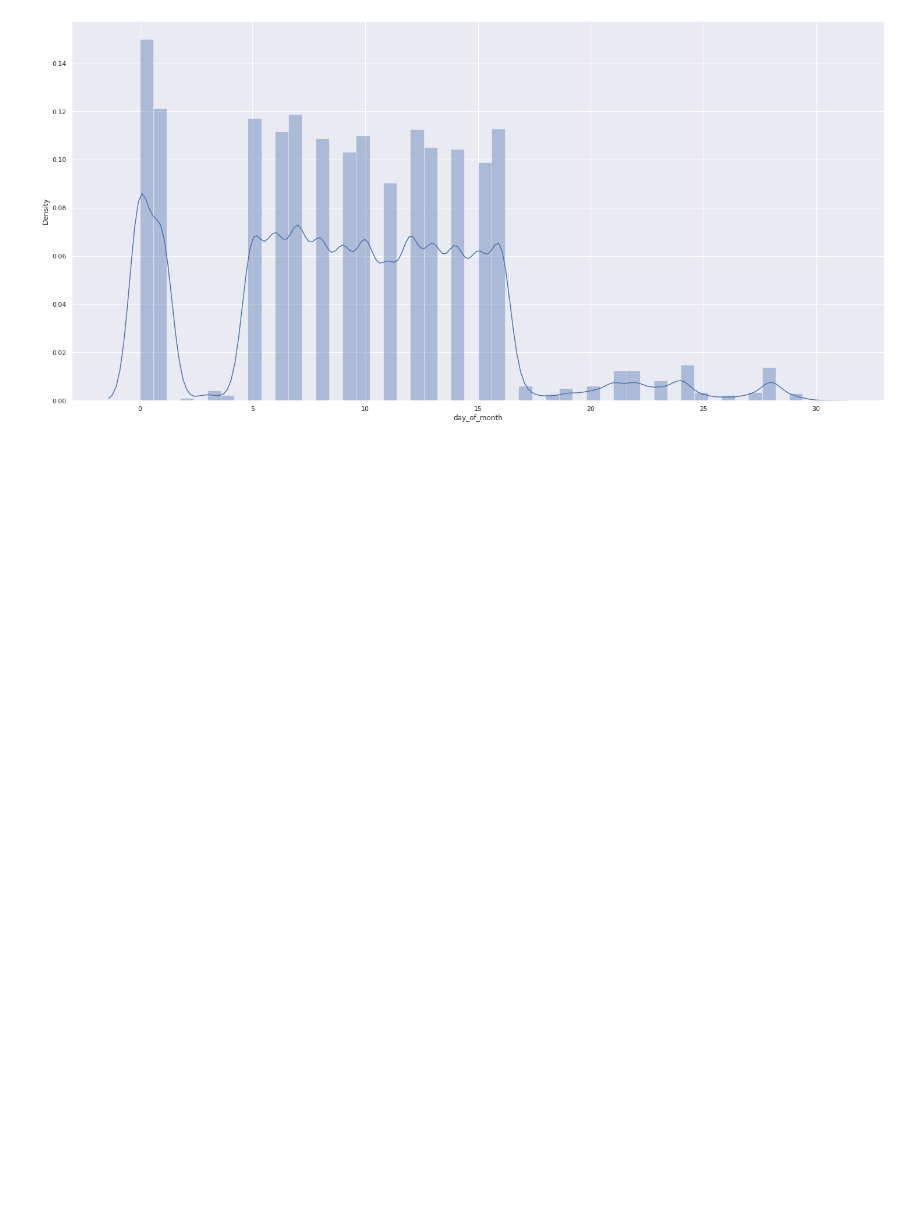
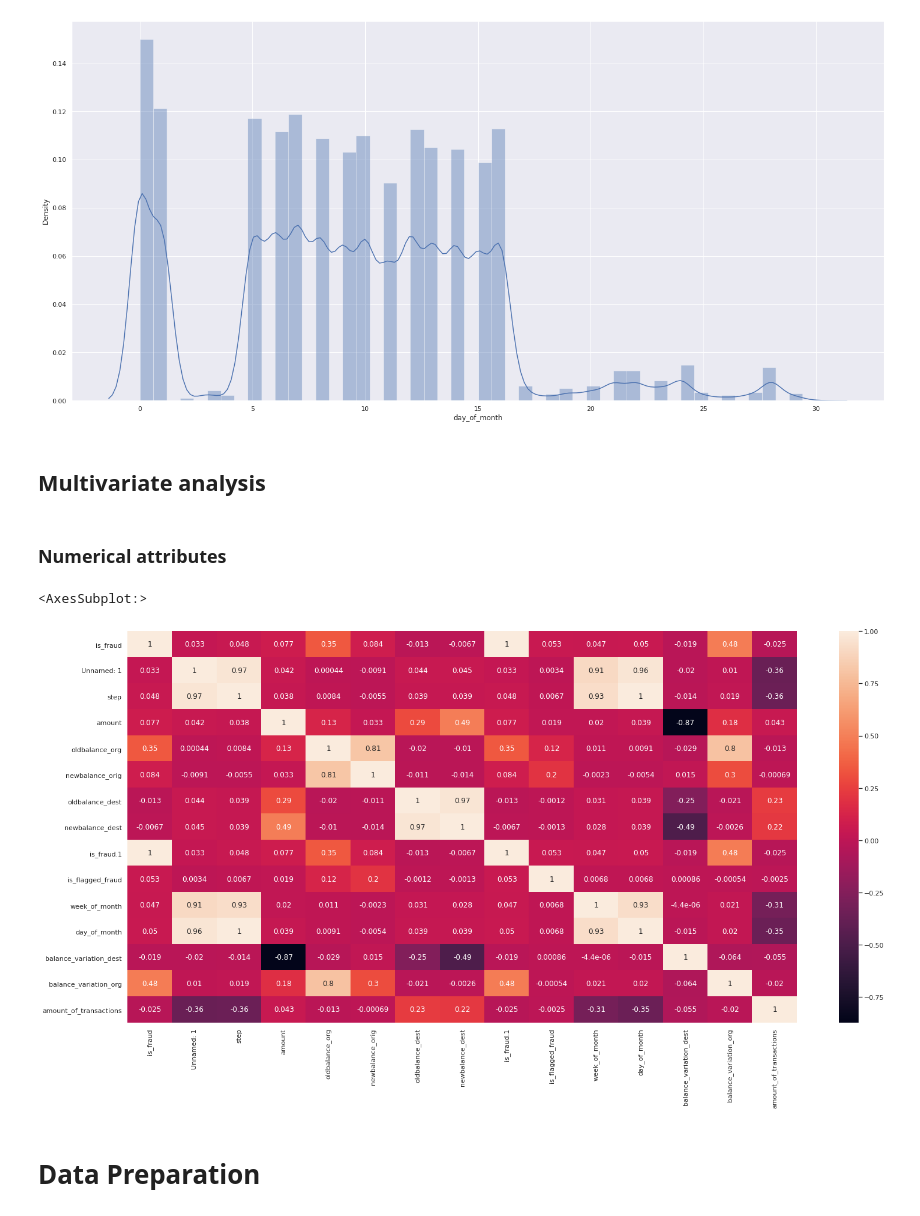
Before and after one commit to leon-amador/blocker_fraud_company, a Jupyter notebook: blocker_fraud_company_notebook.ipynb, the cells around one changed output. Drawn from its saved outputs; the diff is of its cells as text; code cells hidden in the pictures; blank space fills up the shorter version.

```diff
--- a/blocker_fraud_company_notebook.ipynb
+++ b/blocker_fraud_company_notebook.ipynb
@@ -504,0 +515,12 @@ df4
+# %% [markdown]
+## Multivariate analysis
+# %% [markdown]
+### Numerical attributes
+# %%
+correlation = num_attributes.corr(method='pearson')
+sns.heatmap(correlation,annot=True)
+# %% [output]
+<AxesSubplot:>
+[figure, added]
+# %% [markdown]
+# Data Preparation
```
Also changed, not shown: parts of 12 cells of this notebook.
